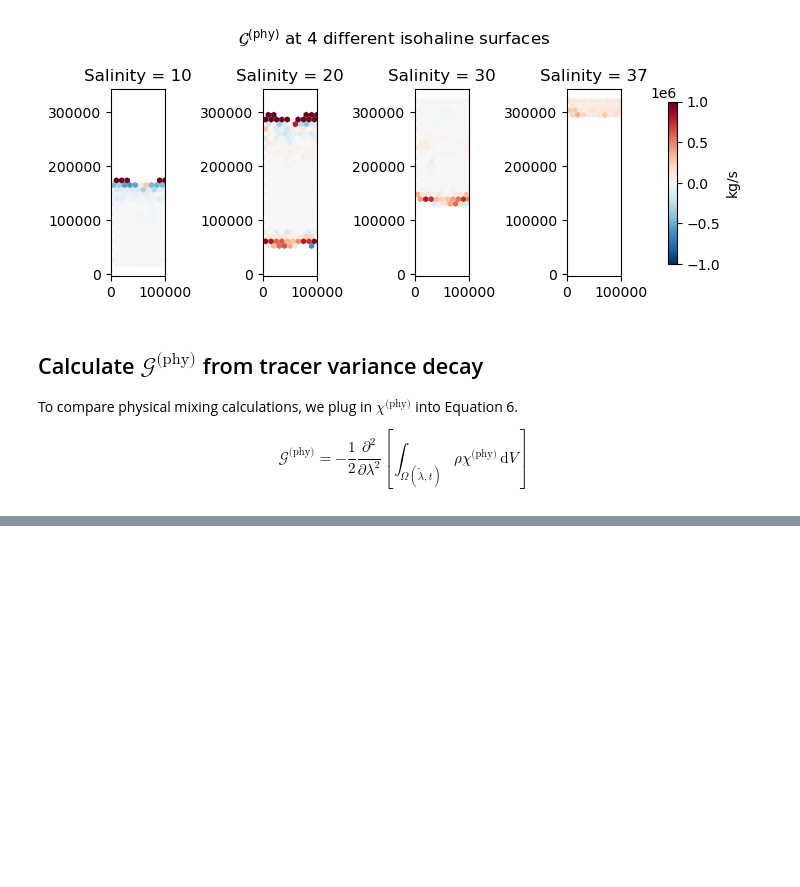
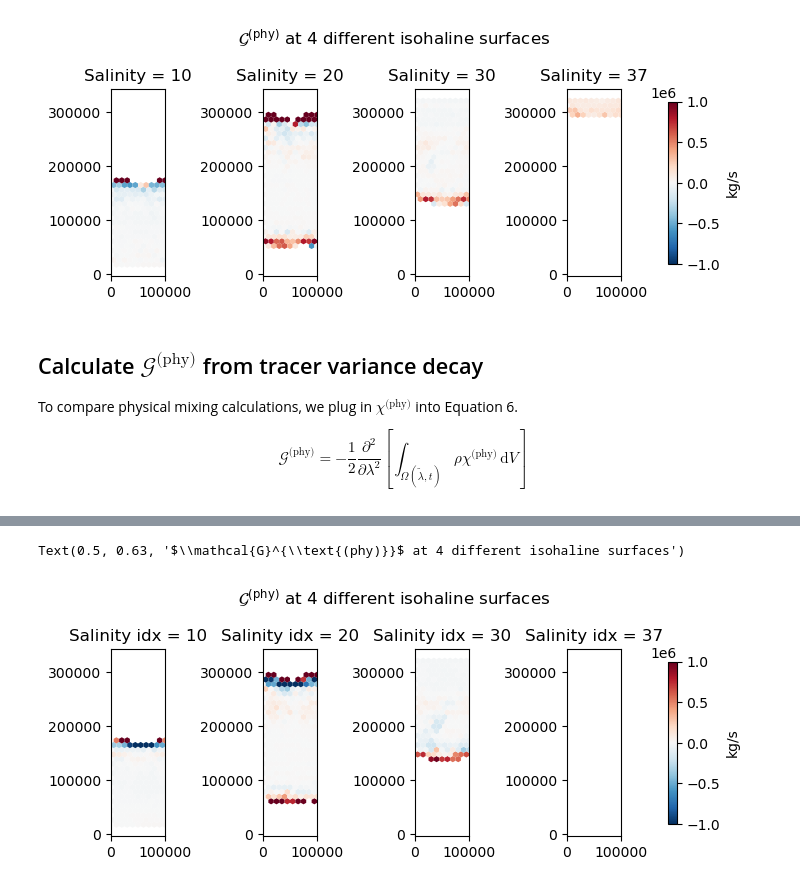
Before and after one commit to kailauyeda/WMT_DVD, a Jupyter notebook: bichan/analysis/preliminary_analysis.ipynb, the cells around one changed output, grey strips where cells are left out. Saved outputs shown, nothing was run; the diff lists cells and outputs as text; code cells hidden in the pictures; blank space fills up the shorter version.

```diff
--- a/bichan/analysis/preliminary_analysis.ipynb
+++ b/bichan/analysis/preliminary_analysis.ipynb
@@ -330,0 +398,47 @@ $$
+# %%
+local_G_phy_chi = []
+# then calculate the first derivative
+local_tendency = []
+
+# first derivative
+for i in range(0,len(target_coords)-2):
+    d_tracerMassFlux = ds_dvd_salinity_chiZ_transformed[:,i] - ds_dvd_salinity_chiZ_transformed[:,i+1]
+    d_tracerMassFlux_dlambda = d_tracerMassFlux / dlambda
+    local_tendency.append(d_tracerMassFlux_dlambda)
+
+local_tendency_ds = xr.concat(local_tendency, dim = 'salinity').assign_coords(salinity = salinity_remap)
+
+# second derivative
+local_G_phy_chi = []
+
+for i in range(0,len(target_coords)-3):
+    d_tendency = local_tendency_ds[i,:] - local_tendency_ds[i+1,:]
+    d_tendency_dlambda = d_tendency / dlambda
+    local_G_phy_chi.append(-(1/2) * d_tendency_dlambda) # by def, G_phy_chi is multiplied by - 1/2
+
+# we've calculated the local G_phy for every isohaline surface defined in target_coords
+# this is messy, because idk what salinity surface exactly we've calculated onto
+# this is crude, but I'm just going to average the salinity_P1 data and put this differenced data onto there
+salinity_remap_to_P1 = ds_dvd_salinity_chiZ_transformed.salinity_P1[1:-1]
+local_G_phy_chi_ds = xr.concat(local_G_phy_chi, dim = 'salinity_P1').assign_coords(salinity = salinity_remap_to_P1)
+# %%
+fig,ax = plt.subplots(nrows=1,ncols=4,constrained_layout=True,figsize=(7,12))
+
+mosaic.polypcolor(ax[0],descriptor, local_G_phy_chi_ds.isel(salinity_P1=10),cmap='RdBu_r',vmin=-1e6,vmax=1e6)
+mosaic.polypcolor(ax[1],descriptor, local_G_phy_chi_ds.isel(salinity_P1=20),cmap='RdBu_r',vmin=-1e6,vmax=1e6)
+mosaic.polypcolor(ax[2],descriptor, local_G_phy_chi_ds.isel(salinity_P1=30),cmap='RdBu_r',vmin=-1e6,vmax=1e6)
+c = mosaic.polypcolor(ax[3],descriptor, local_G_phy_chi_ds.isel(salinity_P1=37),cmap='RdBu_r',vmin=-1e6,vmax=1e6)
+
+surfaces = [10, 20, 30, 37]
+for i in range(0,4):
+    ax[i].set_aspect(1.0)
+    ax[i].set_title(f'Salinity idx = {surfaces[i]}')
+
+for i in range(1,4):
+    ax[i].set_ylabel('')
+
+fig.colorbar(c, ax=ax[3],label='kg/s')
+fig.suptitle(r'$\mathcal{G}^{\text{(phy)}}$ at 4 different isohaline surfaces',y=0.63)
+# %% [output]
+Text(0.5, 0.63, '$\\mathcal{G}^{\\text{(phy)}}$ at 4 different isohaline surfaces')
+[figure, added]
```
Also changed, not shown: parts of 9 cells of this notebook.
